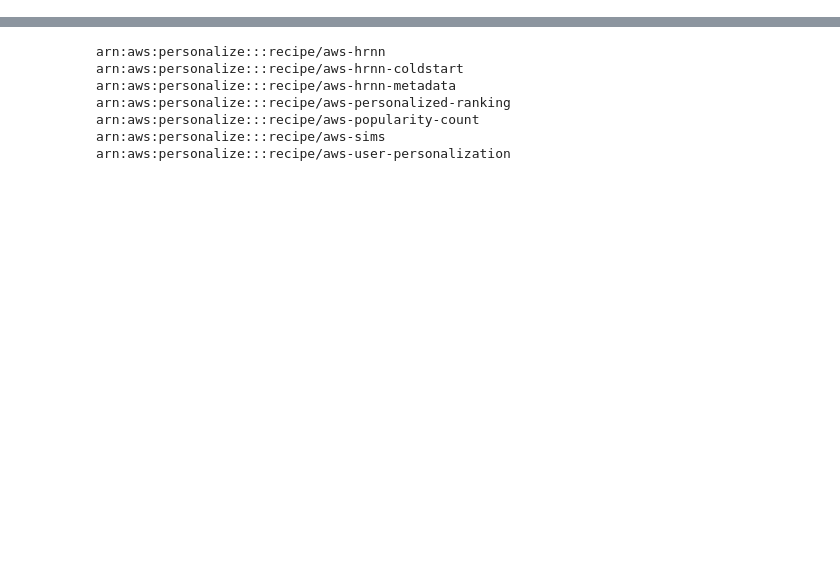
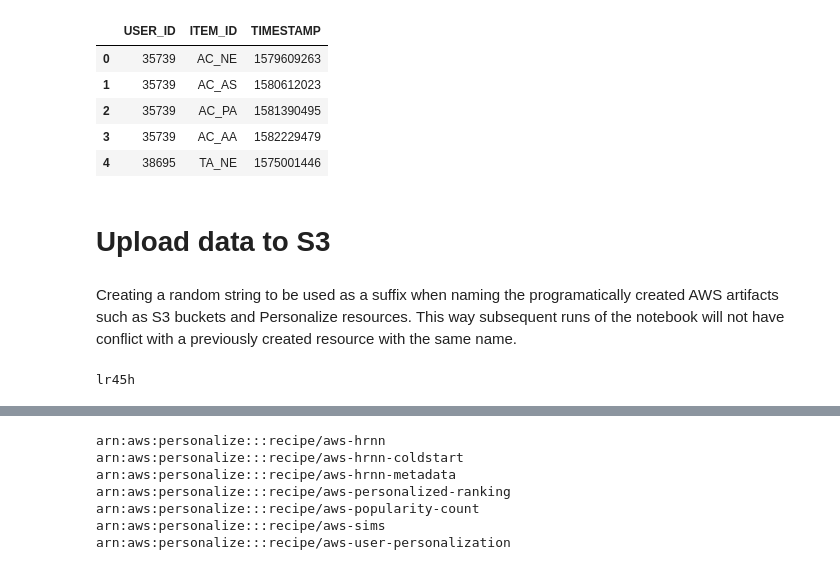
Before and after one commit to santanu-dey/connect-personalize-demo, a Jupyter notebook: train_personalize_with_customer_and_contact_records.ipynb, the cells around one changed output, grey strips where cells are left out. Saved outputs shown, nothing was run; the diff lists cells and outputs as text; code cells hidden in the pictures; blank space fills up the shorter version.

Commit message:
commented and cleaned-up the training notebook

```diff
--- a/train_personalize_with_customer_and_contact_records.ipynb
+++ b/train_personalize_with_customer_and_contact_records.ipynb
@@ -623,0 +41,3 @@ DatasetImportJob: ACTIVE
+# %%
+users_df=pd.read_csv("USERS.csv")
+interactions_df=pd.read_csv("INTERACTIONS.csv")
@@ -623,0 +84,18 @@ DatasetImportJob: ACTIVE
+# %%
+interactions_df.head()
+# %% [output]
+|  | USER_ID | ITEM_ID | TIMESTAMP |
+| 0 | 35739 | AC_NE | 1579609263 |
+| 1 | 35739 | AC_AS | 1580612023 |
+| 2 | 35739 | AC_PA | 1581390495 |
+| 3 | 35739 | AC_AA | 1582229479 |
+| 4 | 38695 | TA_NE | 1575001446 |
+# %% [markdown]
+# Upload data to S3
+# %% [markdown]
+Creating a random string to be used as a suffix when naming the programatically created AWS artifacts such as S3 buckets and Personalize resources. This way subsequent runs of the notebook will not have conflict with a previously created resource with the same name.
+# %%
+random_suffix = ''.join(np.random.choice(list(string.ascii_lowercase + string.digits), 5))
+print(random_suffix)
+# %% [output]
+lr45h
```
Also changed, not shown: parts of 132 cells of this notebook.
